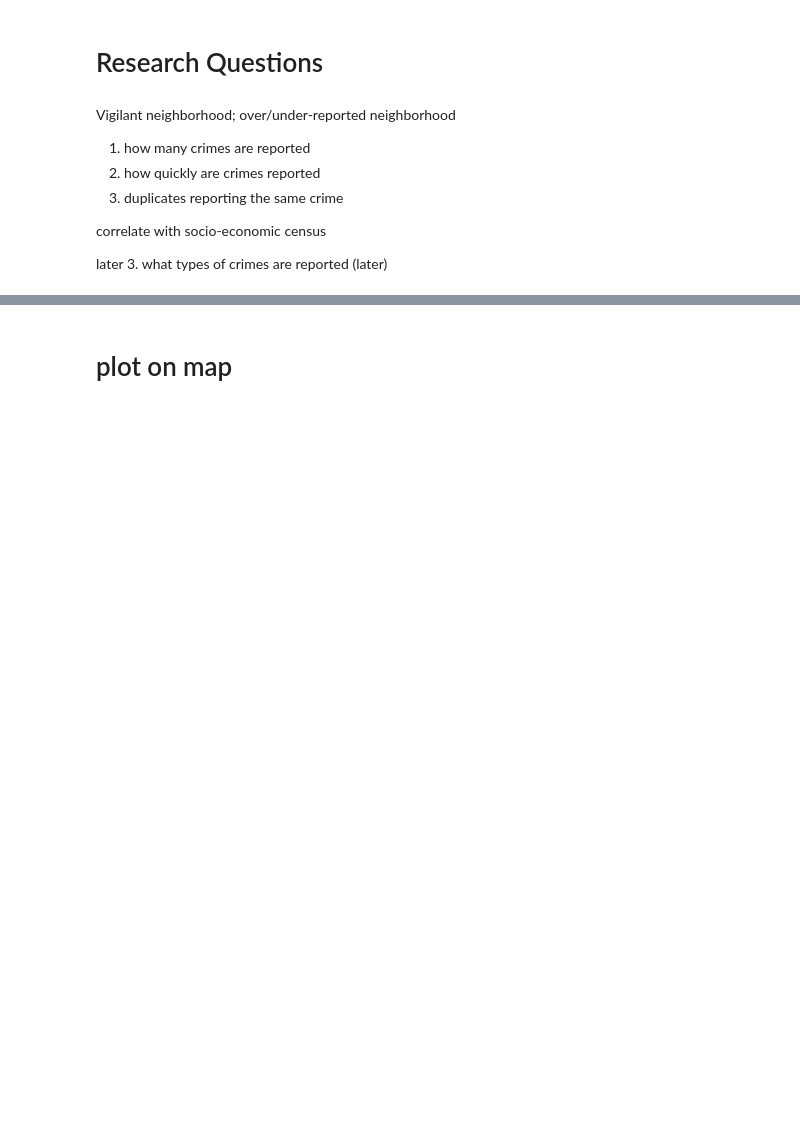
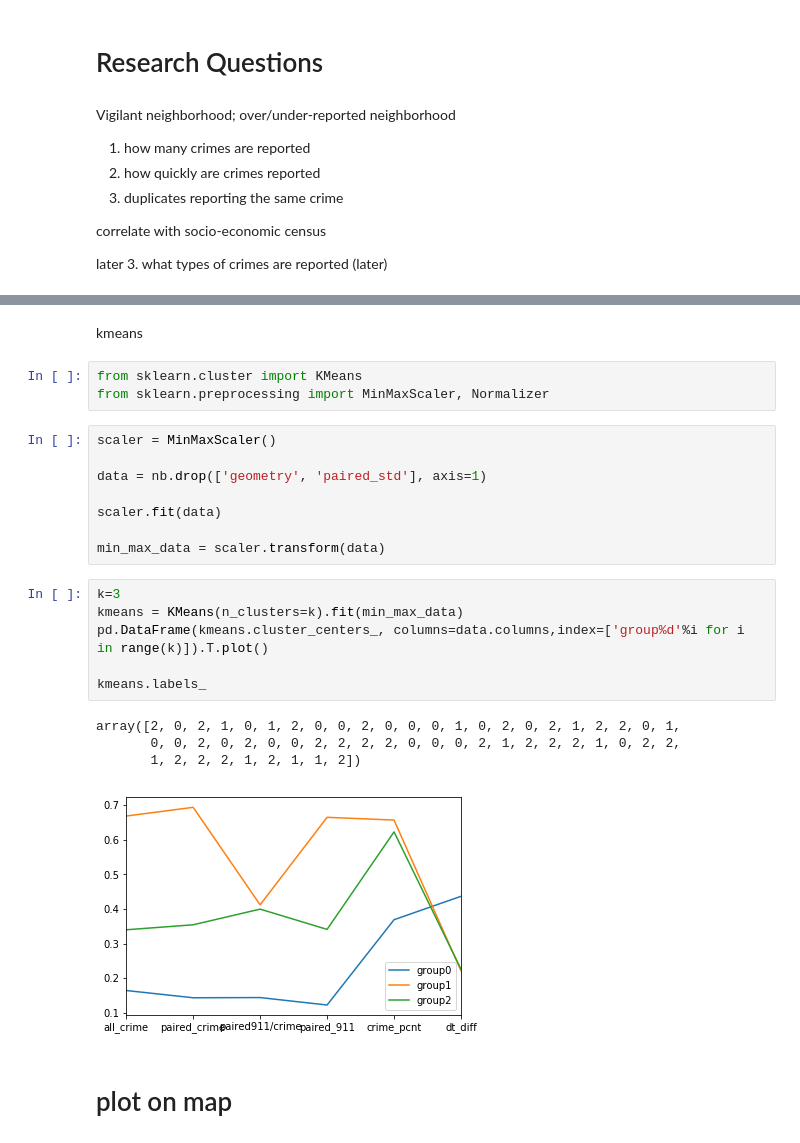
Before and after one commit to JHWu92/public-safety-baltimore, a Jupyter notebook: 911 and crime.ipynb, the cells around one changed output, grey strips where cells are left out. Saved outputs shown, nothing was run; the diff lists cells and outputs as text; blank space fills up the shorter version.

```diff
--- a/911 and crime.ipynb
+++ b/911 and crime.ipynb
@@ -248,3 +317,27 @@ later
+# %% [markdown]
+kmeans
+# %%
+from sklearn.cluster import KMeans
+from sklearn.preprocessing import MinMaxScaler, Normalizer
+# %%
+scaler = MinMaxScaler()
+
+data = nb.drop(['geometry', 'paired_std'], axis=1)
+
+scaler.fit(data)
+
+min_max_data = scaler.transform(data)
+# %%
+k=3
+kmeans = KMeans(n_clusters=k).fit(min_max_data)
+pd.DataFrame(kmeans.cluster_centers_, columns=data.columns,index=['group%d'%i for i in range(k)]).T.plot()
+
+kmeans.labels_
+# %% [output]
+array([2, 0, 2, 1, 0, 1, 2, 0, 0, 2, 0, 0, 0, 1, 0, 2, 0, 2, 1, 2, 2, 0, 1,
+       0, 0, 2, 0, 2, 0, 0, 2, 2, 2, 2, 0, 0, 0, 2, 1, 2, 2, 2, 1, 0, 2, 2,
+       1, 2, 2, 2, 1, 2, 1, 1, 2])
+[figure, added]
 # %% [markdown]
 # plot on map
 # %% [markdown]
```
Also changed, not shown: parts of 20 cells of this notebook.
